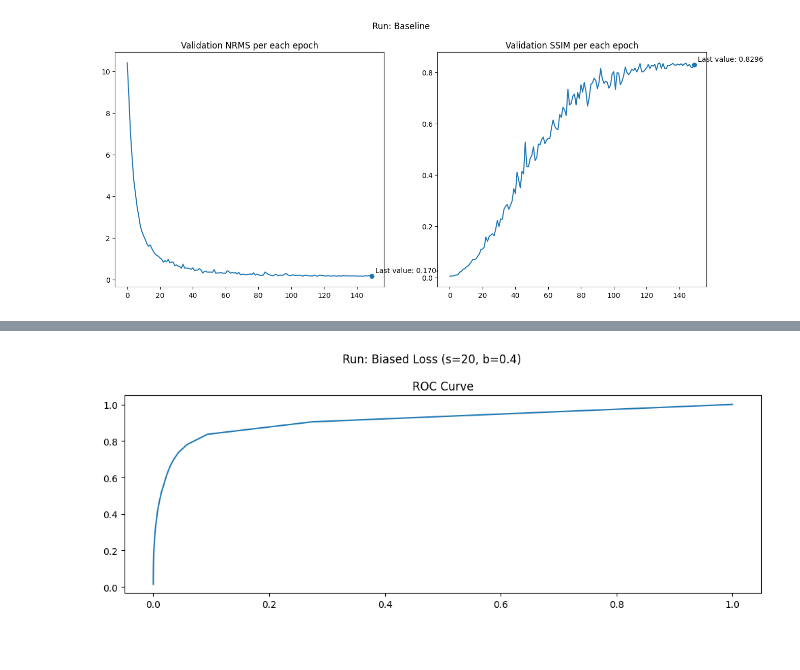
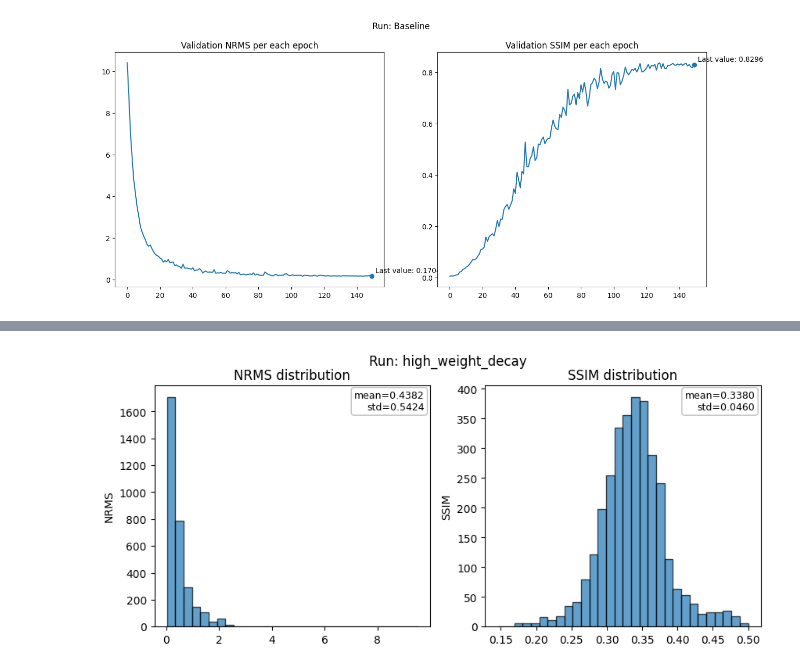
Before and after one commit to beppSpedicato/CircuitNet, a Jupyter notebook: drc_prediction/show_experiment_result.ipynb, the cells around one changed output, grey strips where cells are left out. Saved outputs shown, nothing was run; the diff lists cells and outputs as text; code cells hidden in the pictures; blank space fills up the shorter version.

```diff
--- a/drc_prediction/show_experiment_result.ipynb
+++ b/drc_prediction/show_experiment_result.ipynb
@@ -229,49 +229,46 @@ display(pd.DataFrame(validate_table_content))
 # %%
-test_runs = get_runs_by_experiment_name('drc_centralized_test')
-test_res_content = []
-for run in test_runs:
+for run in get_runs_by_experiment_name('drc_centralized_test'):
     run = run.run
-    # SSIM_value = get_single_value_metric(run, f"Test SSIM", subset='test')
-    # NRMS_value = get_single_value_metric(run, f"Test NRMS", subset='test')
-    # AUC_of_ROC_value = get_single_value_metric(run, f"Test AUC of ROC", subset='test')
-    test_dict = {
-        'tag': run.tags[0],
-        #'test SSIM': SSIM_value,
-        #'test NRMS': NRMS_value,
-        # 'test AUC of ROC': AUC_of_ROC_value
-    }
-    test_res_content.append(test_dict)
+    nrms = run.get_metric("Test NRMS (dist)", context=Context({'subset': 'test', 'aggregation': 'distribution'}))
+    ssim = run.get_metric("Test SSIM (dist)", context=Context({'subset': 'test', 'aggregation': 'distribution'}))
+
     histogram_data = {
-        'NRMS': get_hist_data_for_distribution(run, 'NRMS'),
-        'SSIM': get_hist_data_for_distribution(run, 'SSIM'),
+        'NRMS': nrms.values.values_numpy() if nrms is not None else [],
+        'SSIM': ssim.values.values_numpy() if ssim is not None else [],
     }
 
-    metric = run.get_metric("ROC_TPR", context=Context({'type': 'curve'}))
-    if metric is not None:
-        ts = metric.timestamps.values_numpy()
-        vals = metric.values.values_numpy()
-        idx = np.argsort(ts)
-        vals_tpr = vals[idx]
+    fig, axes = plt.subplots(1, 2, figsize=(10, 4))
+    plt.suptitle(f"Run: {run.tags[0]}")
+    axes[0].hist(histogram_data['NRMS'], bins=30, edgecolor='black', alpha=0.7)
+    axes[0].set_title("NRMS distribution")
+    axes[0].set_xlabel('')
+    axes[0].set_ylabel('NRMS')
+    axes[0].text(
+        0.98,
+        0.98,
+        f"mean={np.mean(histogram_data['NRMS']):.4f}\nstd={np.std(histogram_data['NRMS']):.4f}",
+        transform=axes[0].transAxes,
+        ha='right',
+        va='top',
+        fontsize=9,
+        bbox=dict(boxstyle='round', facecolor='white', alpha=0.8, edgecolor='0.7'),
+    )
 
-        metric = run.get_metric("ROC_FPR", context=Context({'type': 'curve'}))
-        ts = metric.timestamps.values_numpy()
-        vals = metric.values.values_numpy()
-        idx = np.argsort(ts)
-        vals_fpr = vals[idx]
+    axes[1].hist(histogram_data['SSIM'], bins=30, edgecolor='black', alpha=0.7)
+    axes[1].set_title("SSIM distribution")
+    axes[1].set_xlabel('')
+    axes[1].set_ylabel('SSIM')
+    axes[1].text(
+        0.98,
+        0.98,
+        f"mean={np.mean(histogram_data['SSIM']):.4f}\nstd={np.std(histogram_data['SSIM']):.4f}",
+        transform=axes[1].transAxes,
+        ha='right',
+        va='top',
+        fontsize=9,
+        bbox=dict(boxstyle='round', facecolor='white', alpha=0.8, edgecolor='0.7'),
+    )
 
-        fig, axes = plt.subplots(1, 1, figsize=(10, 4))
-        plt.suptitle(f"Run: {run.tags[0]}")
-        axes.plot(vals_fpr, vals_tpr)
-        axes.set_title("ROC Curve")
-        area = 0
-        for i in range(1, len(vals_fpr)):
-            area += (vals_fpr[i] - vals_fpr[i-1]) * (vals_tpr[i] + vals_tpr[i-1]) / 2
-        print(f"AUC: {area:.4f}")
-
-        plt.tight_layout()
-        plt.show()
-
-    plot_histograms(histogram_data, title=f"Metric per each test step | Run {run.tags[0]}", unit='')
-
-display(pd.DataFrame(test_res_content))
+    plt.show()
+    plt.close()
 # %% [output]
@@ -279 +275 @@ AUC: 0.9126
-[figure, old version]
+[figure, new version]
```
Also changed, not shown: parts of 4 cells of this notebook.
